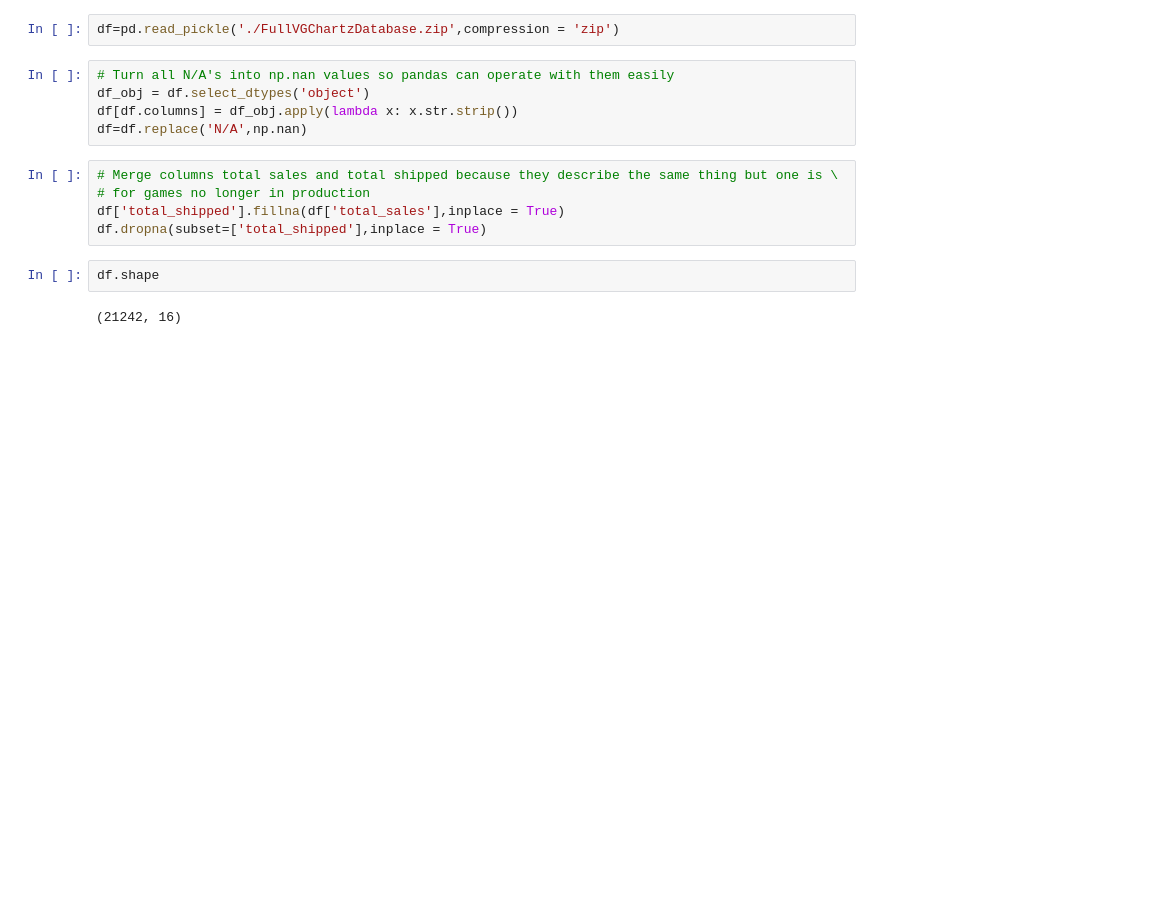
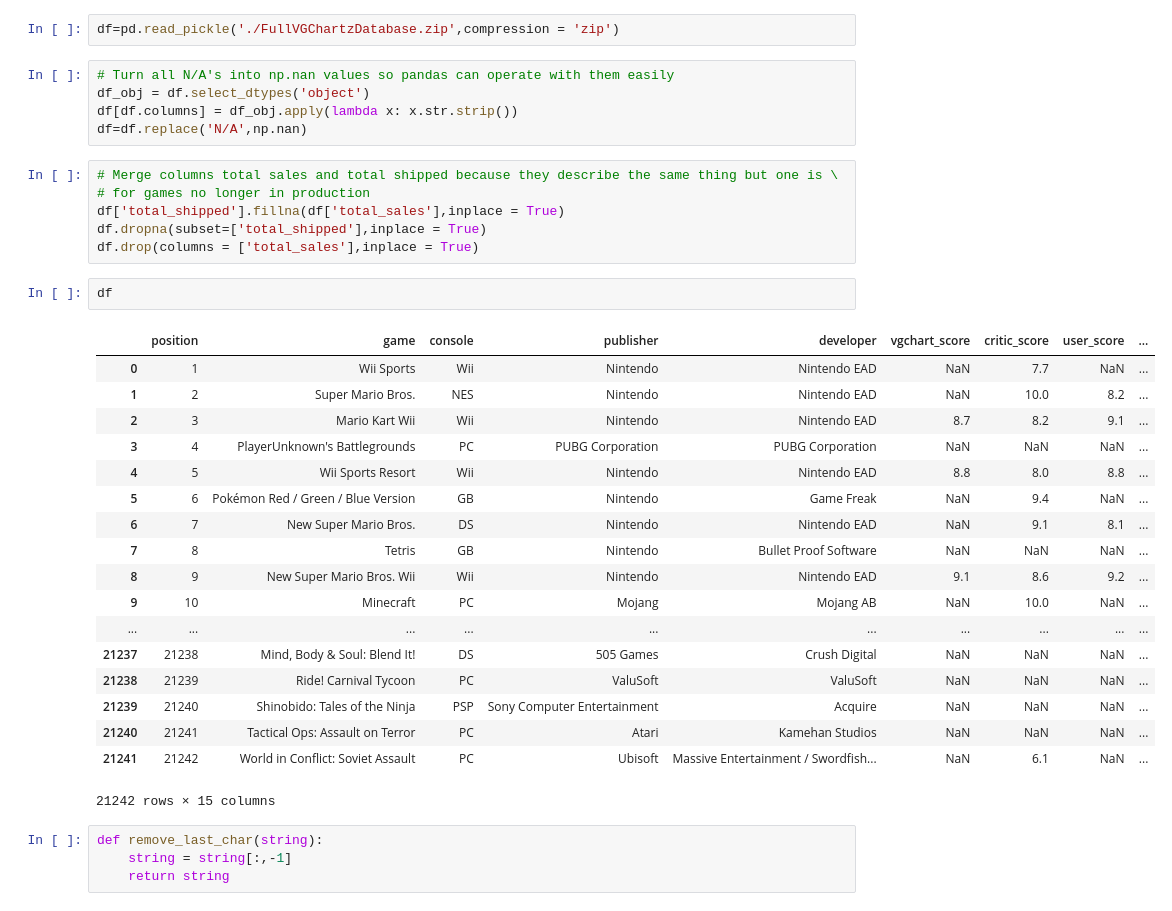
Before and after one commit to jeremyrchow/video_game_sales_data, a Jupyter notebook: exploratory_data_analysis_notebook.ipynb, the cells around one changed output. Drawn from its saved outputs; the diff is of its cells as text; blank space fills up the shorter version.

```diff
--- a/exploratory_data_analysis_notebook.ipynb
+++ b/exploratory_data_analysis_notebook.ipynb
@@ -20,7 +20,29 @@ df=df.replace('N/A',np.nan)
 # for games no longer in production
 df['total_shipped'].fillna(df['total_sales'],inplace = True)
 df.dropna(subset=['total_shipped'],inplace = True)
+df.drop(columns = ['total_sales'],inplace = True)
 # %%
-df.shape
+df
 # %% [output]
+|  | position | game | console | publisher | developer | vgchart_score | critic_score | user_score | ... |
+| 0 | 1 | Wii Sports | Wii | Nintendo | Nintendo EAD | NaN | 7.7 | NaN | ... |
+| 1 | 2 | Super Mario Bros. | NES | Nintendo | Nintendo EAD | NaN | 10.0 | 8.2 | ... |
+| 2 | 3 | Mario Kart Wii | Wii | Nintendo | Nintendo EAD | 8.7 | 8.2 | 9.1 | ... |
+| 3 | 4 | PlayerUnknown's Battlegrounds | PC | PUBG Corporation | PUBG Corporation | NaN | NaN | NaN | ... |
+| 4 | 5 | Wii Sports Resort | Wii | Nintendo | Nintendo EAD | 8.8 | 8.0 | 8.8 | ... |
+| 5 | 6 | Pokémon Red / Green / Blue Version | GB | Nintendo | Game Freak | NaN | 9.4 | NaN | ... |
+| 6 | 7 | New Super Mario Bros. | DS | Nintendo | Nintendo EAD | NaN | 9.1 | 8.1 | ... |
+| 7 | 8 | Tetris | GB | Nintendo | Bullet Proof Software | NaN | NaN | NaN | ... |
+| 8 | 9 | New Super Mario Bros. Wii | Wii | Nintendo | Nintendo EAD | 9.1 | 8.6 | 9.2 | ... |
+| 9 | 10 | Minecraft | PC | Mojang | Mojang AB | NaN | 10.0 | NaN | ... |
+| ... | ... | ... | ... | ... | ... | ... | ... | ... | ... |
+| 21237 | 21238 | Mind, Body & Soul: Blend It! | DS | 505 Games | Crush Digital | NaN | NaN | NaN | ... |
+| 21238 | 21239 | Ride! Carnival Tycoon | PC | ValuSoft | ValuSoft | NaN | NaN | NaN | ... |
+| 21239 | 21240 | Shinobido: Tales of the Ninja | PSP | Sony Computer Entertainment | Acquire | NaN | NaN | NaN | ... |
+| 21240 | 21241 | Tactical Ops: Assault on Terror | PC | Atari | Kamehan Studios | NaN | NaN | NaN | ... |
+| 21241 | 21242 | World in Conflict: Soviet Assault | PC | Ubisoft | Massive Entertainment / Swordfish... | NaN | 6.1 | NaN | ... |
-(21242, 16)
+21242 rows × 15 columns
+# %%
+def remove_last_char(string):
+    string = string[:,-1]
+    return string
```
Also changed, not shown: parts of 5 cells of this notebook.
